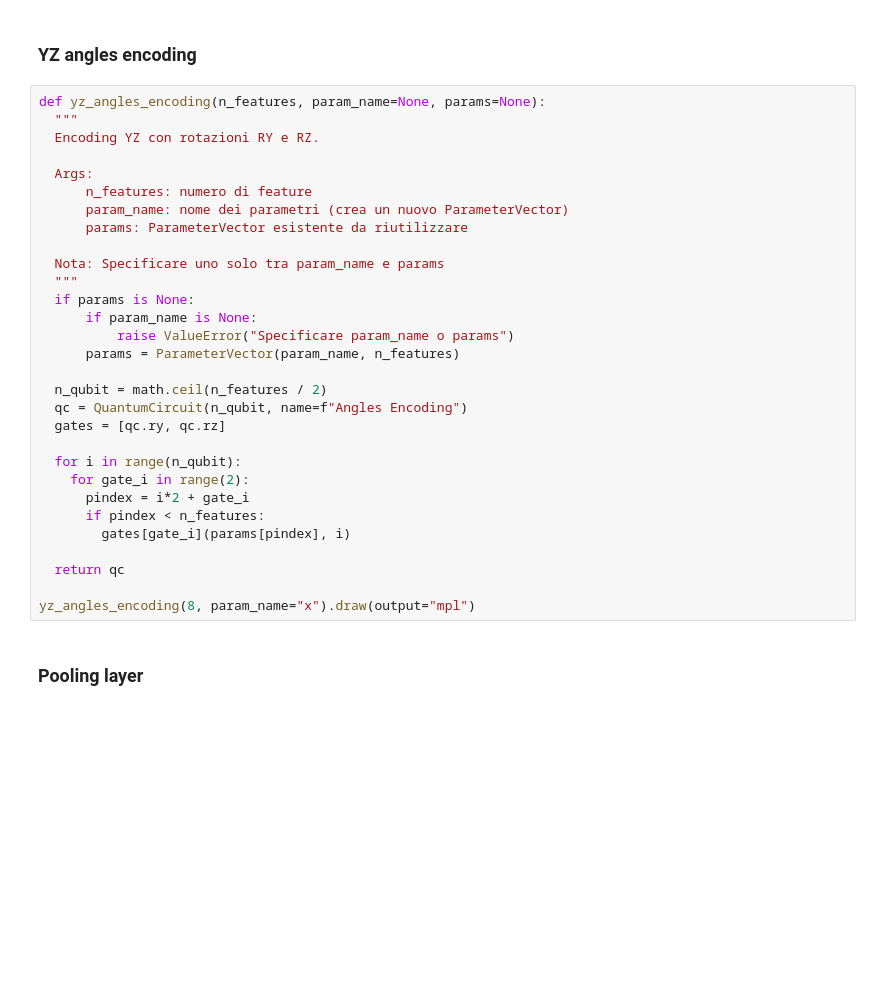
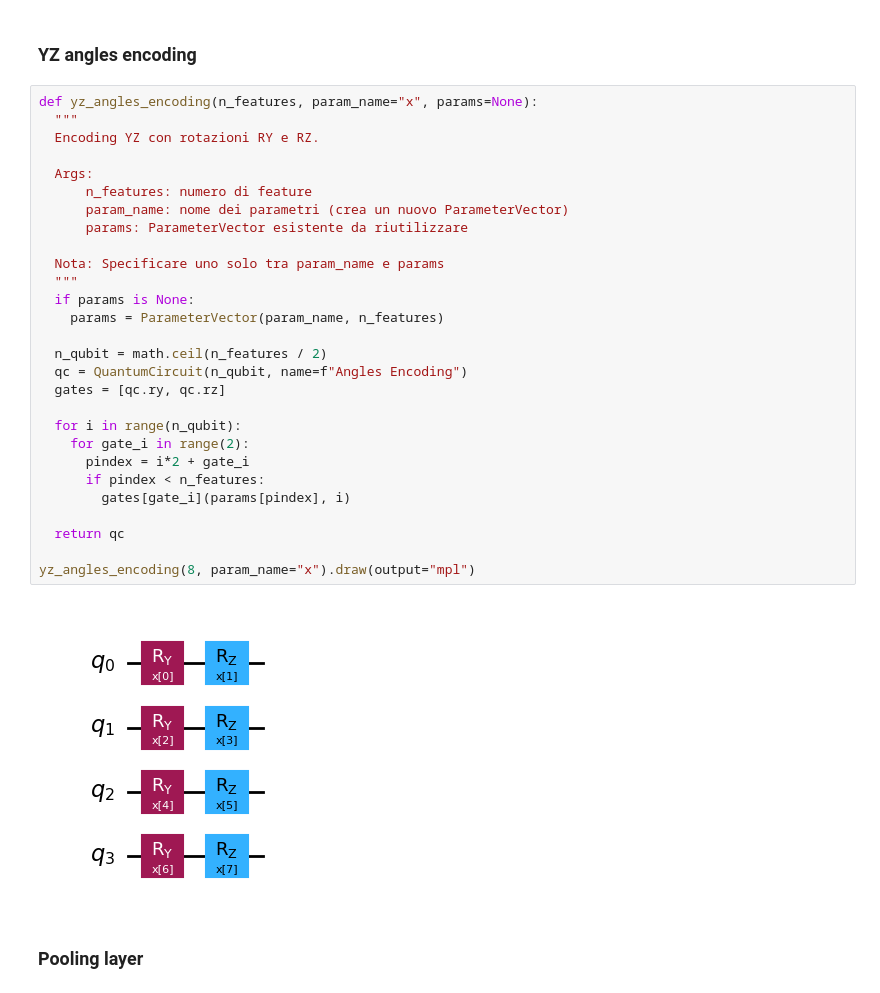
Before and after one commit to Davy592/Quantum-Metric-Learning-with-Reuploading, a Jupyter notebook: Quantum Metric Learning.ipynb, the cells around one changed output. Cells and saved outputs as stored; diff of their text form; blank space fills up the shorter version.

```diff
--- a/Quantum Metric Learning.ipynb
+++ b/Quantum Metric Learning.ipynb
@@ -239,35 +267,35 @@ amplitude_encoding(4, "a").draw(output="mpl")
 # %% [markdown]
 ### YZ angles encoding
 # %%
-def yz_angles_encoding(n_features, param_name=None, params=None):
+def yz_angles_encoding(n_features, param_name="x", params=None):
   """
   Encoding YZ con rotazioni RY e RZ.
 
   Args:
       n_features: numero di feature
       param_name: nome dei parametri (crea un nuovo ParameterVector)
       params: ParameterVector esistente da riutilizzare
 
   Nota: Specificare uno solo tra param_name e params
   """
   if params is None:
-      if param_name is None:
-          raise ValueError("Specificare param_name o params")
-      params = ParameterVector(param_name, n_features)
+    params = ParameterVector(param_name, n_features)
 
   n_qubit = math.ceil(n_features / 2)
   qc = QuantumCircuit(n_qubit, name=f"Angles Encoding")
   gates = [qc.ry, qc.rz]
 
   for i in range(n_qubit):
     for gate_i in range(2):
       pindex = i*2 + gate_i
       if pindex < n_features:
         gates[gate_i](params[pindex], i)
 
   return qc
 
 yz_angles_encoding(8, param_name="x").draw(output="mpl")
+# %% [output]
+[figure, added]
 # %% [markdown]
 ### Pooling layer
 # %%
```
Also changed, not shown: parts of 19 cells of this notebook.
